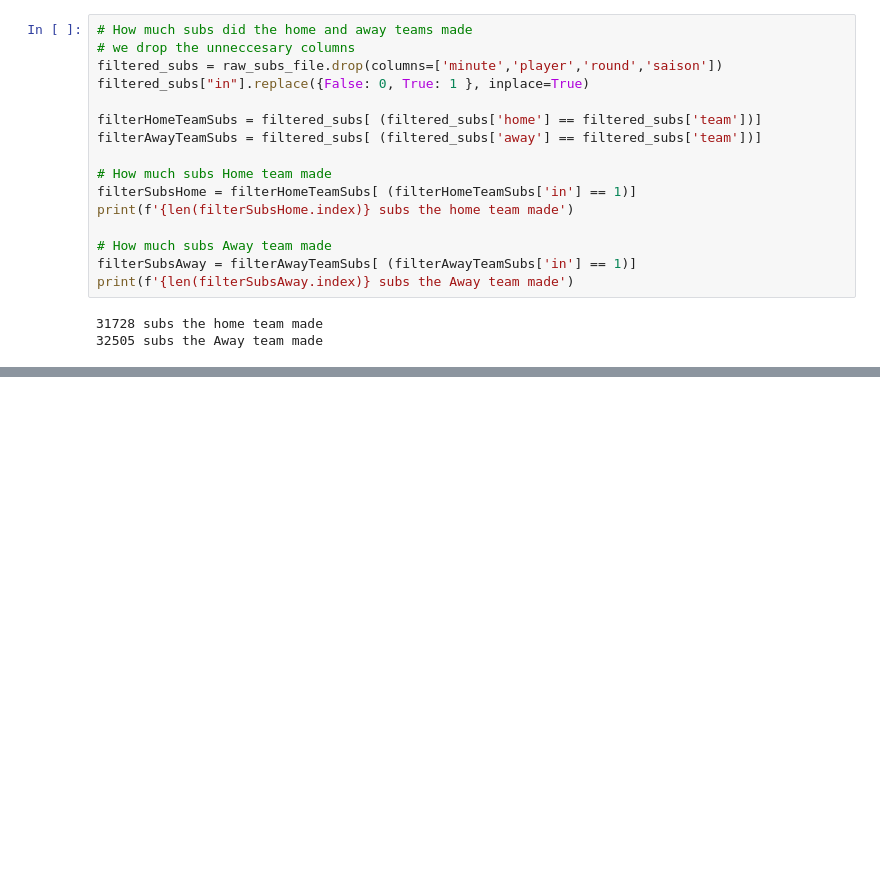
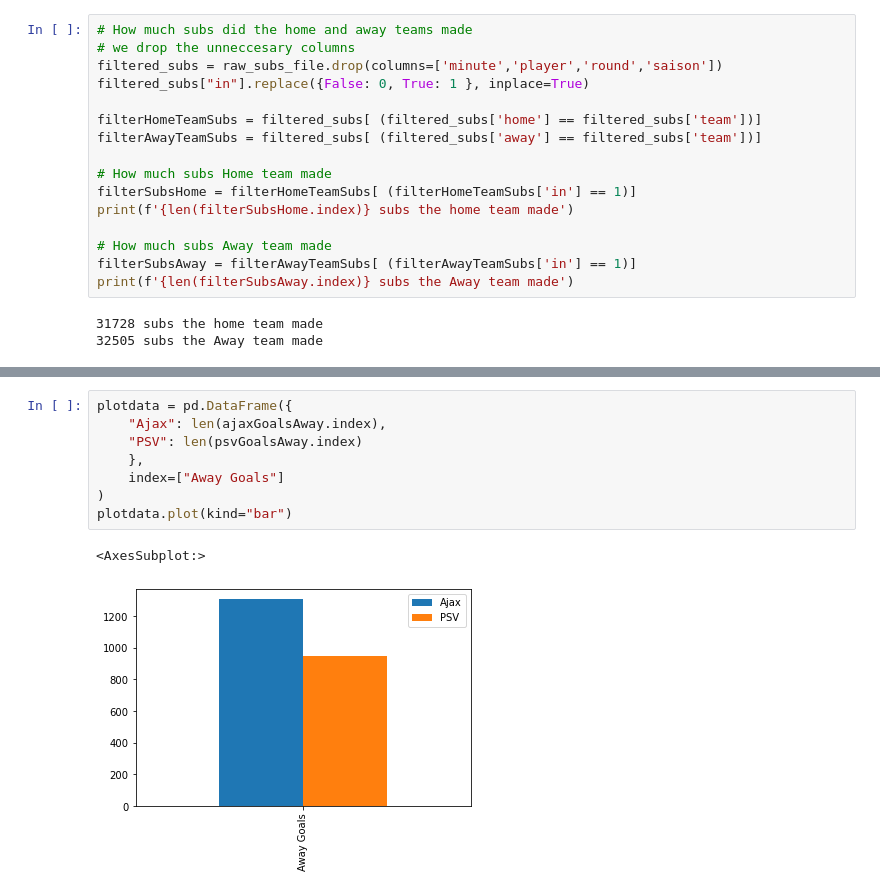
Before and after one commit to mohammedaljader/Football_Predictions_ML, a Jupyter notebook: notebook.ipynb, the cells around one changed output, grey strips where cells are left out. Cells and saved outputs as stored; diff of their text form; blank space fills up the shorter version.

```diff
--- a/notebook.ipynb
+++ b/notebook.ipynb
@@ -272,0 +311,11 @@ print(f'{len(filterSubsAway.index)} subs the Away team made')
+# %%
+plotdata = pd.DataFrame({
+    "Ajax": len(ajaxGoalsAway.index),
+    "PSV": len(psvGoalsAway.index)
+    },
+    index=["Away Goals"]
+)
+plotdata.plot(kind="bar")
+# %% [output]
+<AxesSubplot:>
+[figure, added]
```
Also changed, not shown: parts of 4 cells of this notebook.
